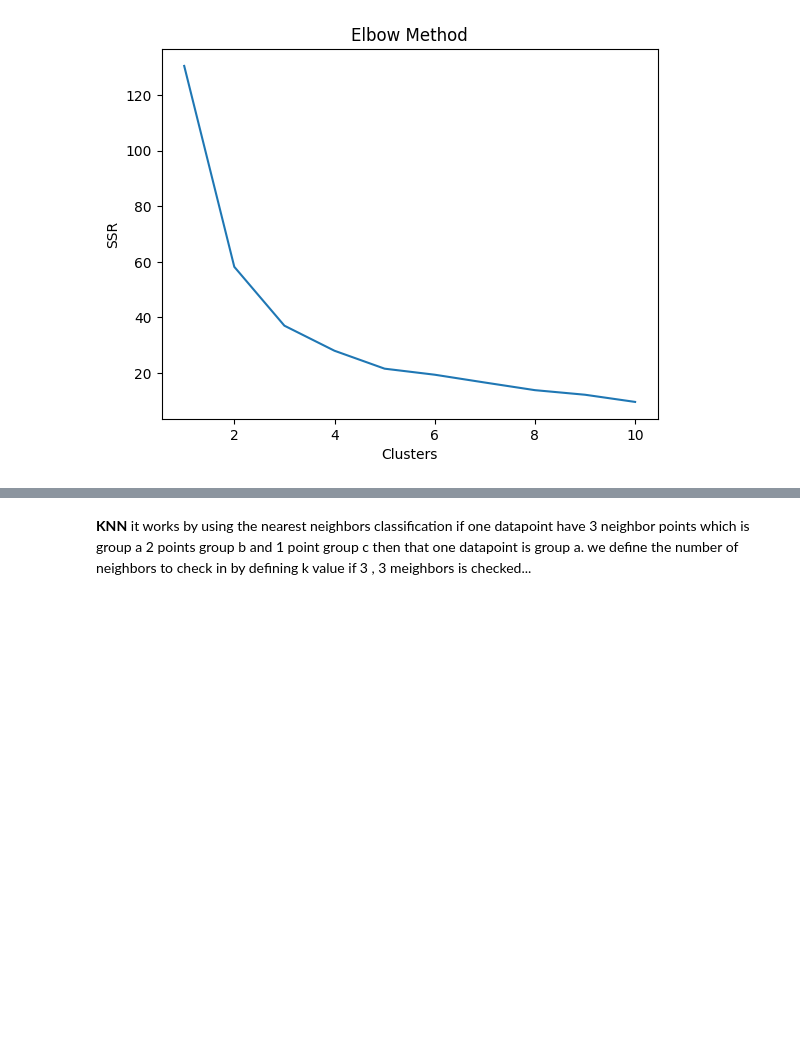
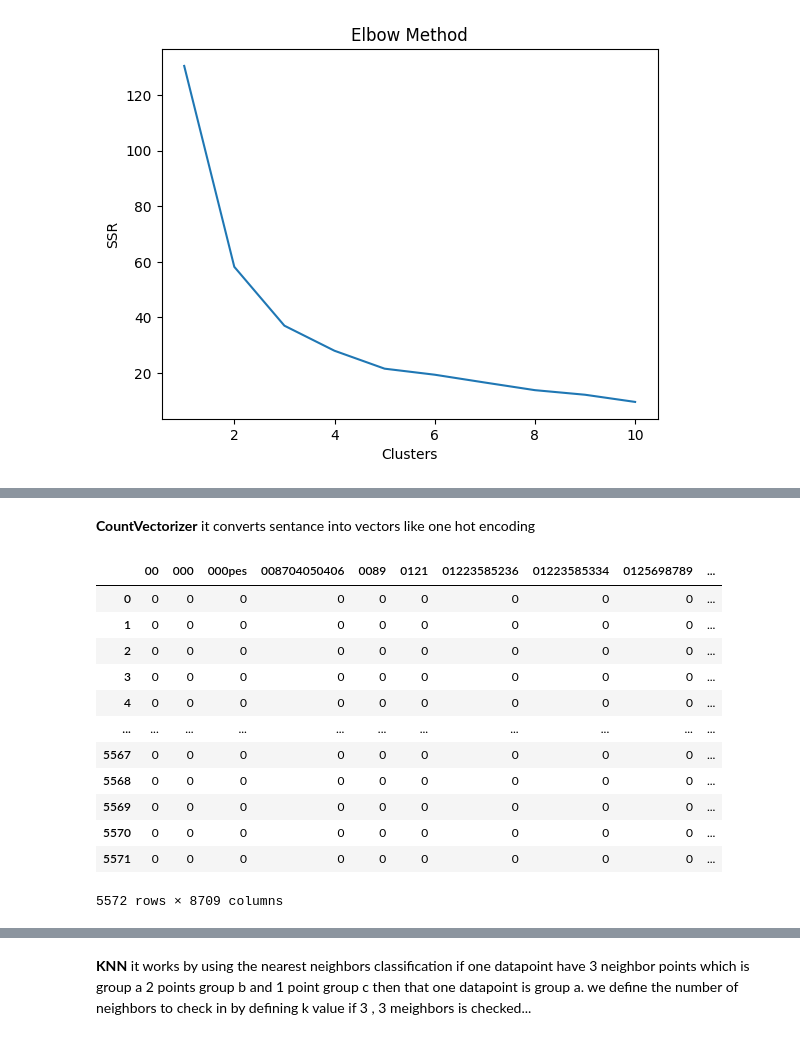
Before and after one commit to kailai-13/ML_Hands_On, a Jupyter notebook: All_ML_Hands_On (3).ipynb, the cells around one changed output, grey strips where cells are left out. Saved outputs shown, nothing was run; the diff lists cells and outputs as text; code cells hidden in the pictures; blank space fills up the shorter version.

```diff
--- a/All_ML_Hands_On.ipynb
+++ b/All_ML_Hands_On (3).ipynb
@@ -925,0 +991,5 @@ Text(0, 0.5, 'SSR')
+# %%
+import pandas as pd
+
+sp=pd.read_csv('spam.csv')
+sp
@@ -925,0 +1010,3 @@ Text(0, 0.5, 'SSR')
+# %%
+sp['Cat']=sp.apply(lambda x : 1 if x['Category'] == 'ham' else 0 , axis=1)
+sp
@@ -925,0 +1027,23 @@ Text(0, 0.5, 'SSR')
+# %% [markdown]
+**CountVectorizer** it converts sentance into vectors like one hot encoding
+# %%
+from sklearn.feature_extraction.text import CountVectorizer
+cv=CountVectorizer()
+ins=cv.fit_transform(sp.Message).toarray()
+# %%
+text=pd.DataFrame(ins,columns=cv.get_feature_names_out())
+text
+# %% [output]
+|  | 00 | 000 | 000pes | 008704050406 | 0089 | 0121 | 01223585236 | 01223585334 | 0125698789 | ... |
+| 0 | 0 | 0 | 0 | 0 | 0 | 0 | 0 | 0 | 0 | ... |
+| 1 | 0 | 0 | 0 | 0 | 0 | 0 | 0 | 0 | 0 | ... |
+| 2 | 0 | 0 | 0 | 0 | 0 | 0 | 0 | 0 | 0 | ... |
+| 3 | 0 | 0 | 0 | 0 | 0 | 0 | 0 | 0 | 0 | ... |
+| 4 | 0 | 0 | 0 | 0 | 0 | 0 | 0 | 0 | 0 | ... |
+| ... | ... | ... | ... | ... | ... | ... | ... | ... | ... | ... |
+| 5567 | 0 | 0 | 0 | 0 | 0 | 0 | 0 | 0 | 0 | ... |
+| 5568 | 0 | 0 | 0 | 0 | 0 | 0 | 0 | 0 | 0 | ... |
+| 5569 | 0 | 0 | 0 | 0 | 0 | 0 | 0 | 0 | 0 | ... |
+| 5570 | 0 | 0 | 0 | 0 | 0 | 0 | 0 | 0 | 0 | ... |
+| 5571 | 0 | 0 | 0 | 0 | 0 | 0 | 0 | 0 | 0 | ... |
+5572 rows × 8709 columns
```
Also changed, not shown: parts of 28 cells of this notebook.
